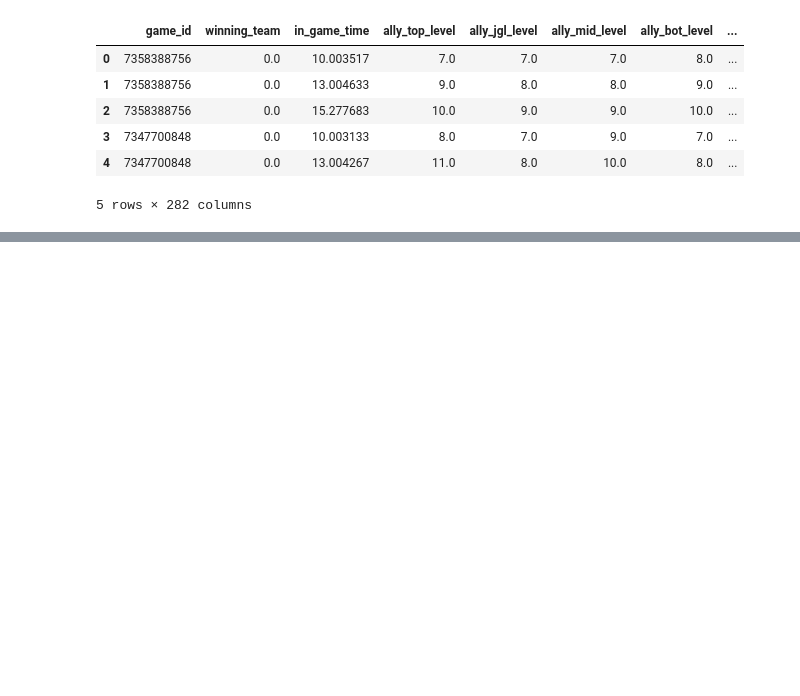
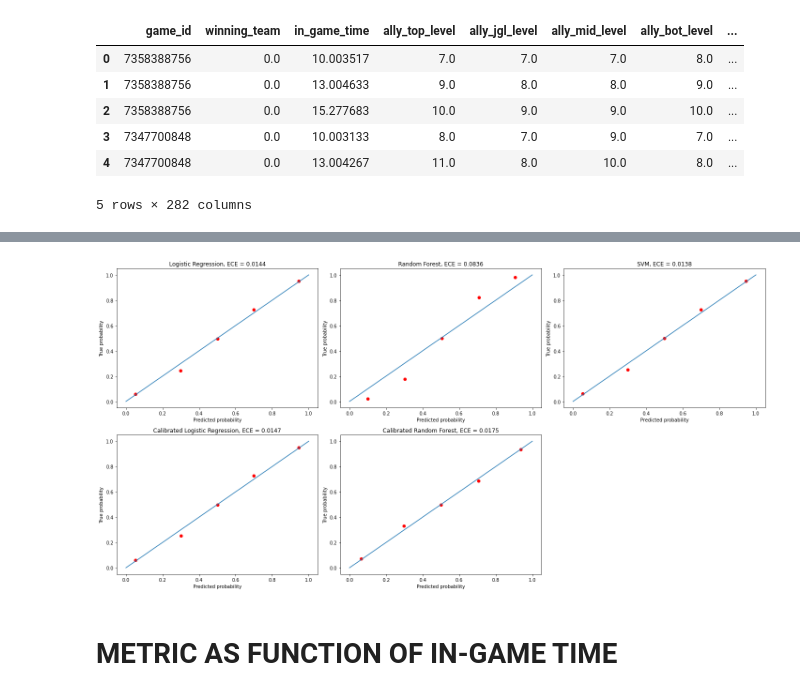
Before and after one commit to NguyenN2705/LoL-project, a Jupyter notebook: Project_v2.ipynb, the cells around one changed output, grey strips where cells are left out. Drawn from its saved outputs; the diff is of its cells as text; code cells hidden in the pictures; blank space fills up the shorter version.

```diff
--- a/Project_v2.ipynb
+++ b/Project_v2.ipynb
@@ -384,0 +215,25 @@ plt.show()
+# %%
+# Perfect calibration line
+x = np.linspace(0,1)
+y = x
+
+fig2, axes2 = plt.subplots(nrows=2, ncols=3, figsize = (20,10))
+
+models_proba = [LR_proba, RF_proba, SVM_cal_proba, LR_cal_proba, RF_cal_proba, ]
+models_ece = [testLR_ece, testRF_ece, testSVM_cal_ece, testLR_cal_ece, testRF_cal_ece,]
+
+for proba, ece, name, ax in zip(models_proba, models_ece, models_name, axes2.flatten()):
+    prob_true, prob_pred = calibration_curve(y_test, proba)
+    ax.scatter(prob_pred,prob_true,color='r')
+    ax.set_xlabel('Predicted probability')
+    ax.set_ylabel('True probability')
+    ax.plot(x,y)
+    ax.title.set_text(f'{name}, ECE = {ece:.4f}')
+
+fig2.delaxes(axes2[1,2])
+plt.tight_layout()
+plt.show()
+# %% [output]
+[figure, added]
+# %% [markdown]
+# METRIC AS FUNCTION OF IN-GAME TIME
```
Also changed, not shown: parts of 60 cells of this notebook, 6 other files.
